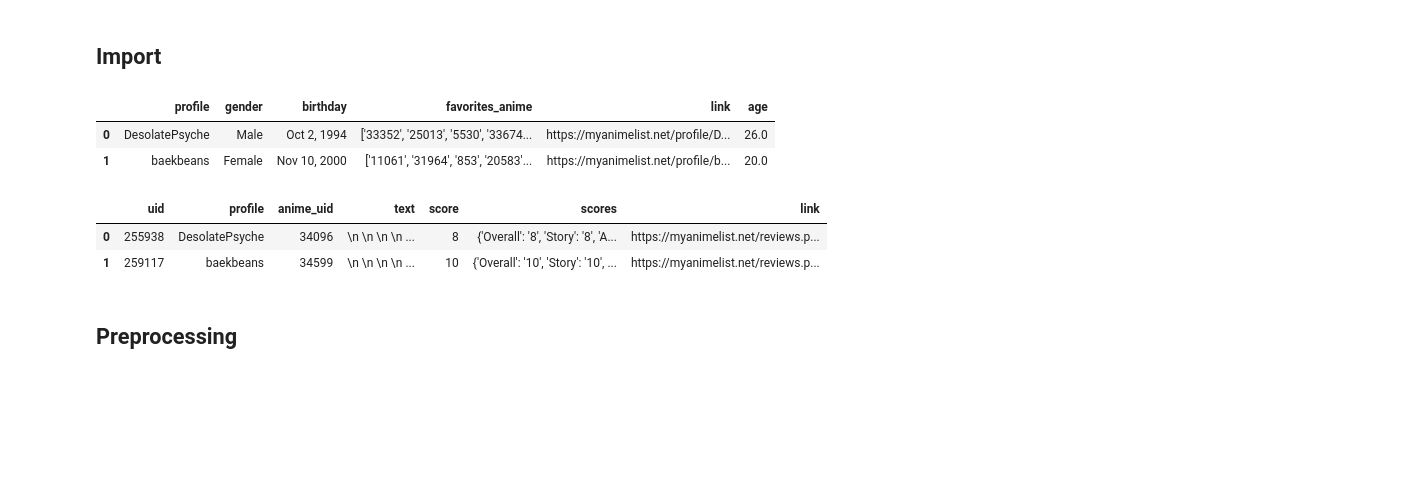
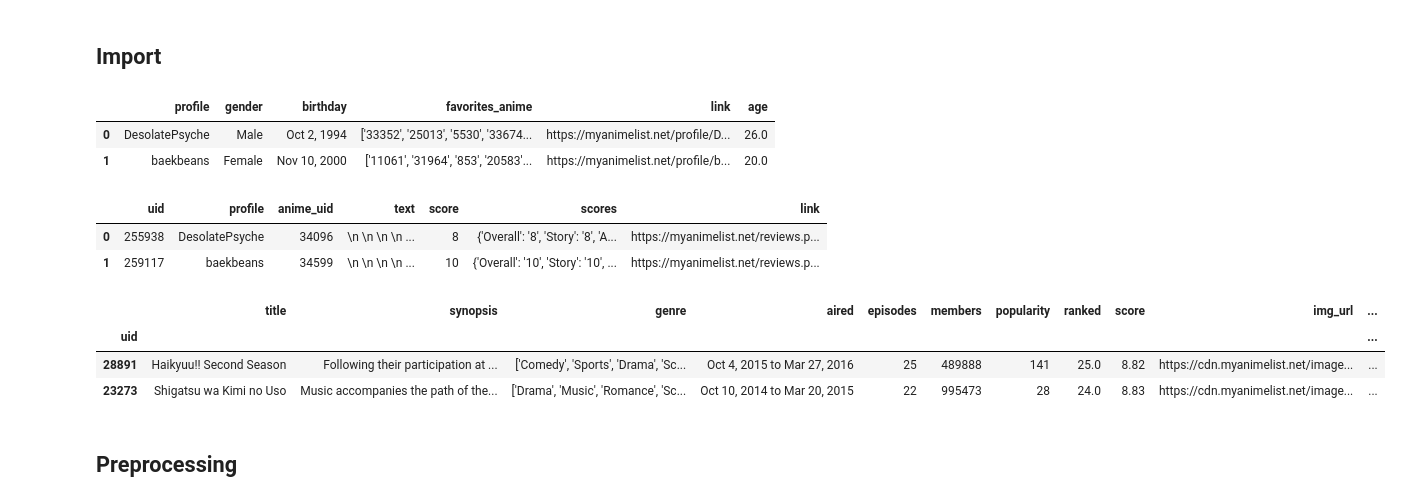
Before and after one commit to qxzjy/anime-recommendation-engine, a Jupyter notebook: notebook/RECO_02.ipynb, the cells around one changed output. Drawn from its saved outputs; the diff is of its cells as text; code cells hidden in the pictures; blank space fills up the shorter version.

```diff
--- a/notebook/RECO_02.ipynb
+++ b/notebook/RECO_02.ipynb
@@ -6,18 +6,24 @@
 import pandas as pd
 import ast
 # %%
-data_profiles = pd.read_csv('../data/profiles_clean.csv')
-data_reviews = pd.read_csv('../data/reviews_clean.csv')
+data_profiles = pd.read_csv("https://anime-recommendation-engine.s3.eu-west-3.amazonaws.com/data/profiles_clean.csv")
+data_reviews = pd.read_csv("https://anime-recommendation-engine.s3.eu-west-3.amazonaws.com/data/reviews_clean.csv")
+data_animes = pd.read_csv("https://anime-recommendation-engine.s3.eu-west-3.amazonaws.com/data/animes_clean.csv", index_col="uid")
 
 display(data_profiles.head(2))
 display(data_reviews.head(2))
+display(data_animes.head(2))
 # %% [output]
 |  | profile | gender | birthday | favorites_anime | link | age |
 | 0 | DesolatePsyche | Male | Oct 2, 1994 | ['33352', '25013', '5530', '33674... | https://myanimelist.net/profile/D... | 26.0 |
 | 1 | baekbeans | Female | Nov 10, 2000 | ['11061', '31964', '853', '20583'... | https://myanimelist.net/profile/b... | 20.0 |
 |  | uid | profile | anime_uid | text | score | scores | link |
 | 0 | 255938 | DesolatePsyche | 34096 | \n \n \n \n ... | 8 | {'Overall': '8', 'Story': '8', 'A... | https://myanimelist.net/reviews.p... |
 | 1 | 259117 | baekbeans | 34599 | \n \n \n \n ... | 10 | {'Overall': '10', 'Story': '10', ... | https://myanimelist.net/reviews.p... |
+|  | title | synopsis | genre | aired | episodes | members | popularity | ranked | score | img_url | ... |
+| uid |  |  |  |  |  |  |  |  |  |  | ... |
+| 28891 | Haikyuu!! Second Season | Following their participation at ... | ['Comedy', 'Sports', 'Drama', 'Sc... | Oct 4, 2015 to Mar 27, 2016 | 25 | 489888 | 141 | 25.0 | 8.82 | https://cdn.myanimelist.net/image... | ... |
+| 23273 | Shigatsu wa Kimi no Uso | Music accompanies the path of the... | ['Drama', 'Music', 'Romance', 'Sc... | Oct 10, 2014 to Mar 20, 2015 | 22 | 995473 | 28 | 24.0 | 8.83 | https://cdn.myanimelist.net/image... | ... |
 # %% [markdown]
 ## Preprocessing
 # %%
```
Also changed, not shown: parts of 43 cells of this notebook.
